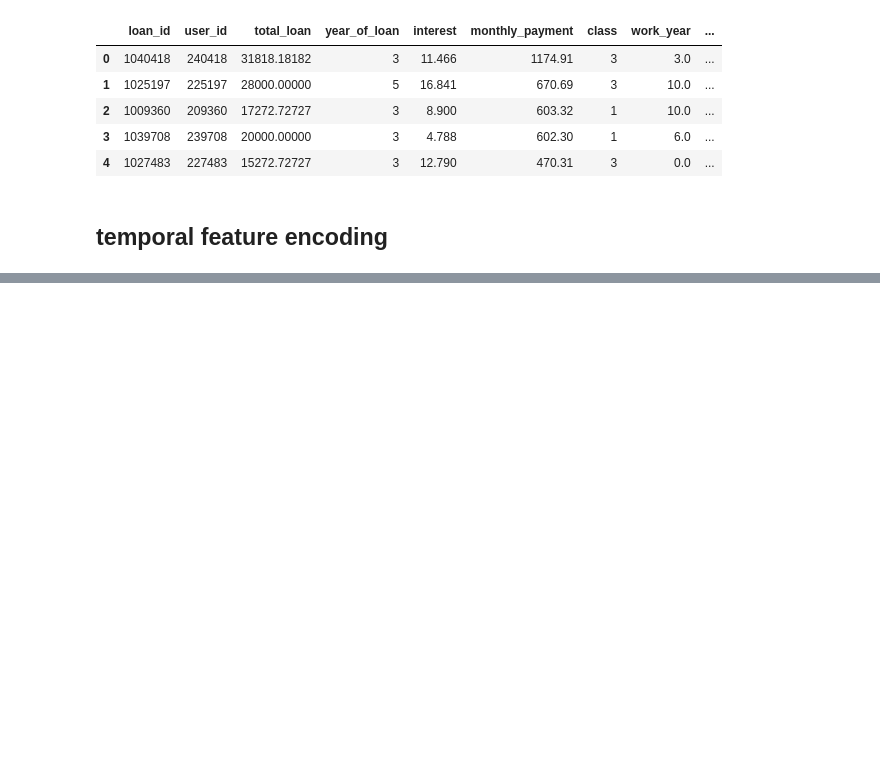
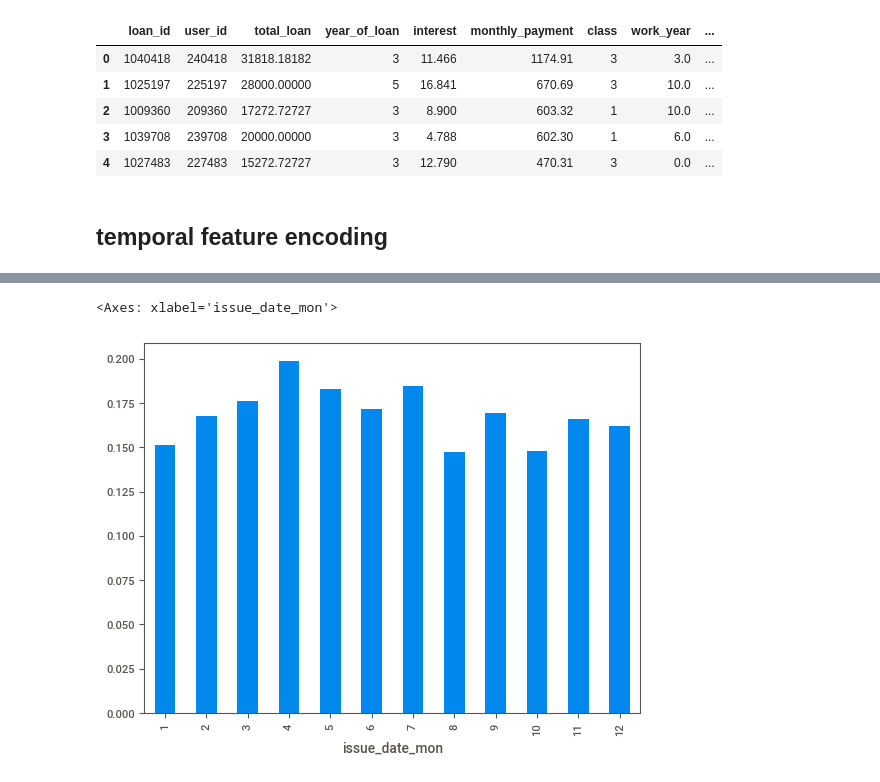
Before and after one commit to heimmer/profile, a Jupyter notebook: Loan_default_detect.ipynb, the cells around one changed output, grey strips where cells are left out. Drawn from its saved outputs; the diff is of its cells as text; code cells hidden in the pictures; blank space fills up the shorter version.

```diff
--- a/Loan_default_detect.ipynb
+++ b/Loan_default_detect.ipynb
@@ -398,0 +416,22 @@ train_public_dummy.head()
+# %%
+# to datetime
+train_public['issue_date'] = pd.to_datetime(train_public['issue_date'])
+test_public['issue_date'] = pd.to_datetime(test_public['issue_date'])
+
+# extract mon
+train_public['issue_date_mon'] = train_public['issue_date'].dt.month
+test_public['issue_date_mon'] = test_public['issue_date'].dt.month
+
+
+# extract dayofweek
+train_public['issue_date_dow'] = train_public['issue_date'].dt.dayofweek
+test_public['issue_date_dow'] = test_public['issue_date'].dt.dayofweek
+
+# remove useless feature
+train_public = train_public.drop('issue_date',axis=1)
+test_public = test_public.drop('issue_date',axis=1)
+# %%
+train_public.groupby('issue_date_mon')['isDefault'].mean().plot(kind = 'bar')
+# %% [output]
+<Axes: xlabel='issue_date_mon'>
+[figure, added]
```
Also changed, not shown: parts of 17 cells of this notebook.
